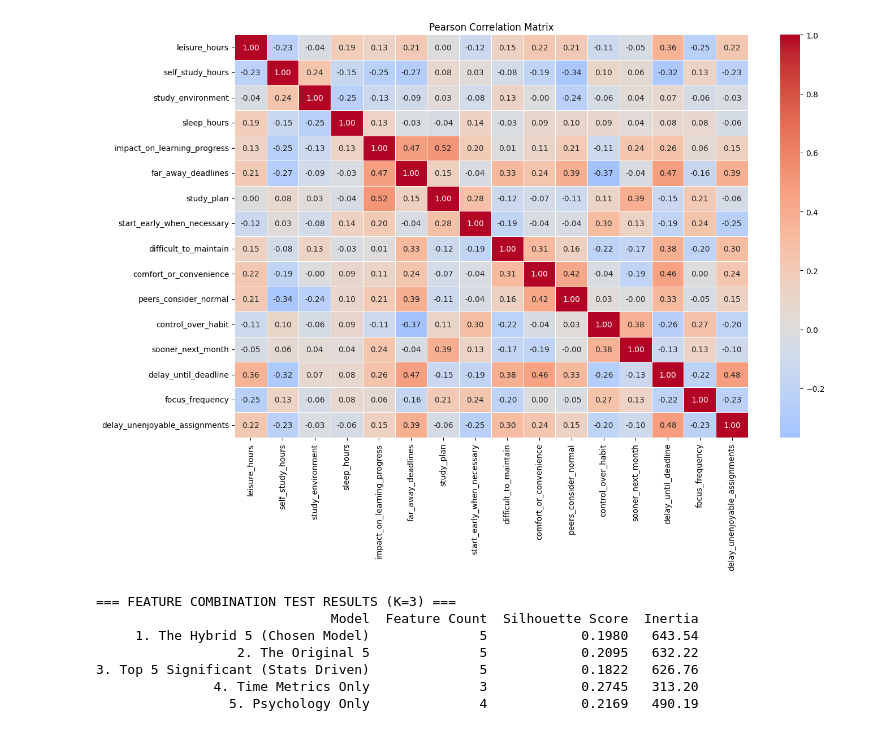
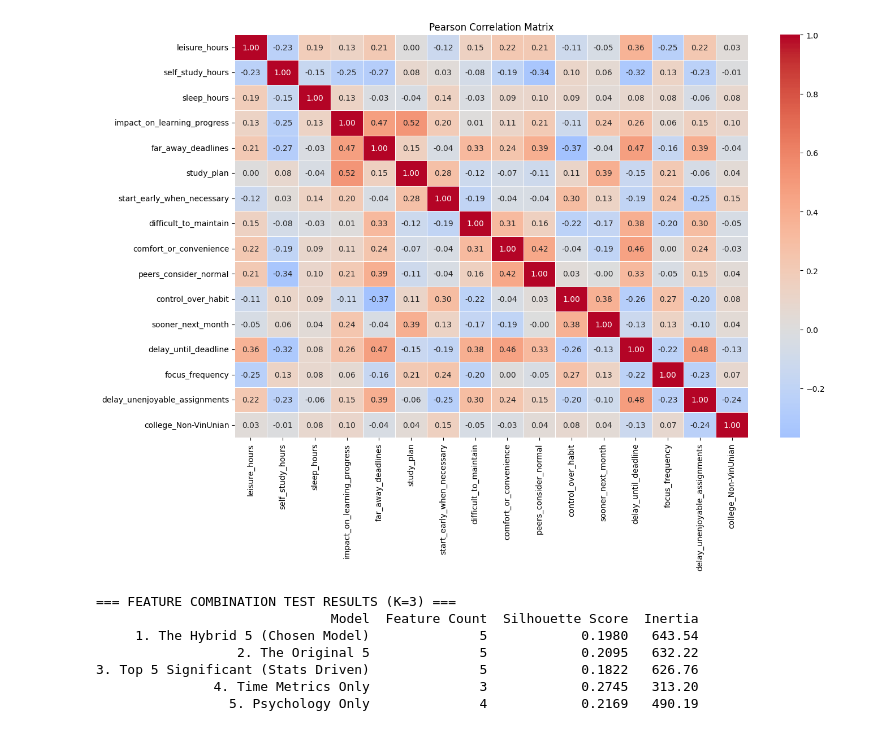
Before and after one commit to longlinh123456/final_project, a Jupyter notebook: source/unsupervised.ipynb, the cells around one changed output. Saved outputs shown, nothing was run; the diff lists cells and outputs as text; code cells hidden in the pictures.

```diff
--- a/source/unsupervised.ipynb
+++ b/source/unsupervised.ipynb
@@ -16,24 +16,29 @@ from matplotlib.transforms import Affine2D
 from sklearn.preprocessing import MinMaxScaler
 # %%
 cleaned_df = pd.read_csv("../encoded_dataset.csv")
-exclude = ['timestamp', 'age', 'gender', 'college', 'year_of_study',
-           'gpa_range', 'currently_employed', 'data_quality_check', 'referrer']
+exclude = ['timestamp', 'age', 'gender_Male', 'gender_Female', 'gender_Prefer not to say', 'gender_Other',
+            'college_CECS (Engineering & Computer Science)', 'college_CBM (Business and Management)',
+            'college_CHS (Health Science)', 'college_CAS (Arts and Sciences)',
+            'study_environment_Open Space', 'study_environment_Private Space',
+            'study_environment_Collab Space', 'study_environment_Flexible/Multiple',
+            'year_of_study',
+            'gpa_range', 'currently_employed', 'data_quality_check', 'referrer']
 df_numeric = cleaned_df.drop(columns=exclude)
 corr_matrix = df_numeric.corr()
 plt.figure(figsize=(14, 10))
 sns.heatmap(
     corr_matrix,
     annot=True,        # show r values inside cells
     fmt=".2f",         # 2 decimal places
     cmap="coolwarm",   # red = positive, blue = negative
     center=0,          # center color at 0
     linewidths=0.5
 )
 plt.title("Pearson Correlation Matrix")
 plt.tight_layout()
 plt.show()
 # %% [output]
-[figure, old version]
+[figure, new version]
 # %%
 import pandas as pd
 import numpy as np
```
Also changed, not shown: parts of 2 cells of this notebook.
